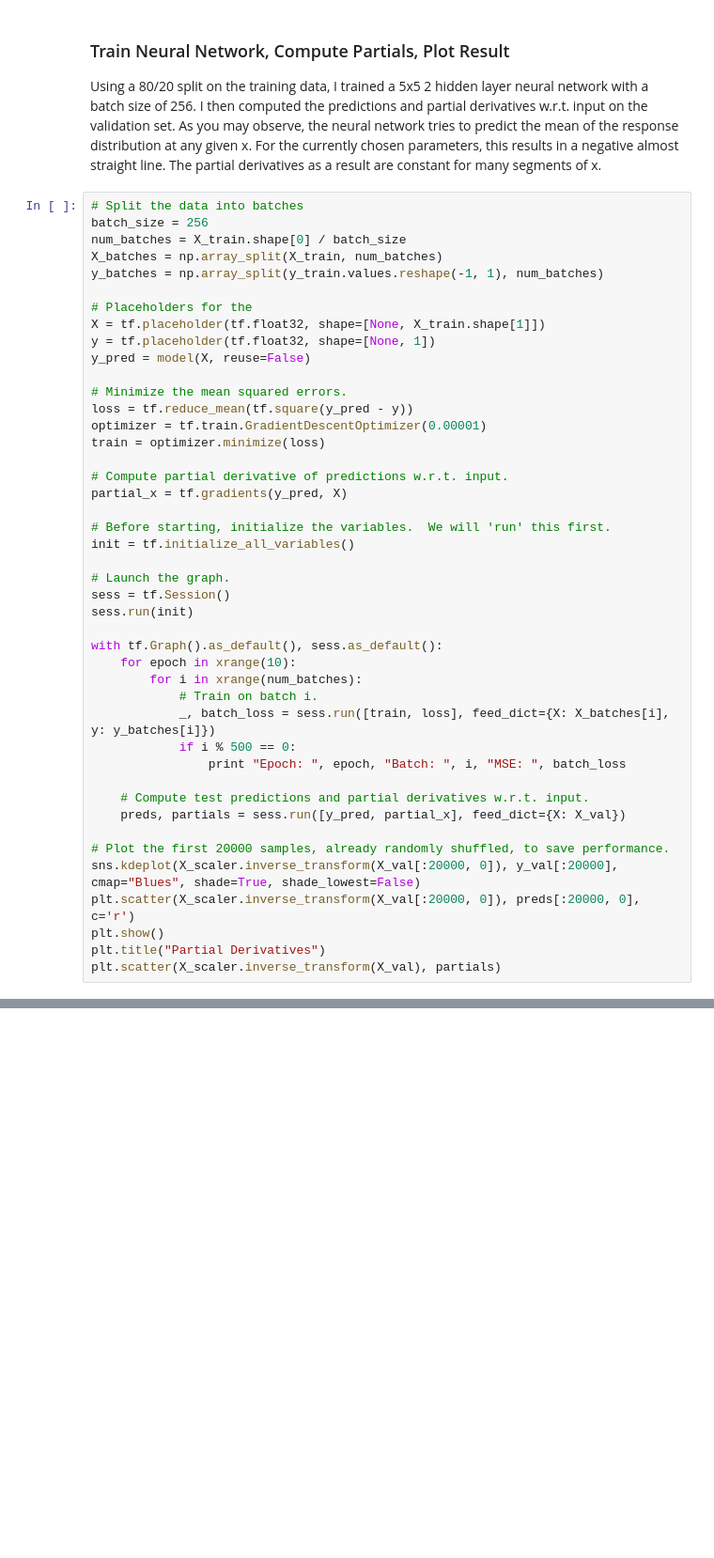
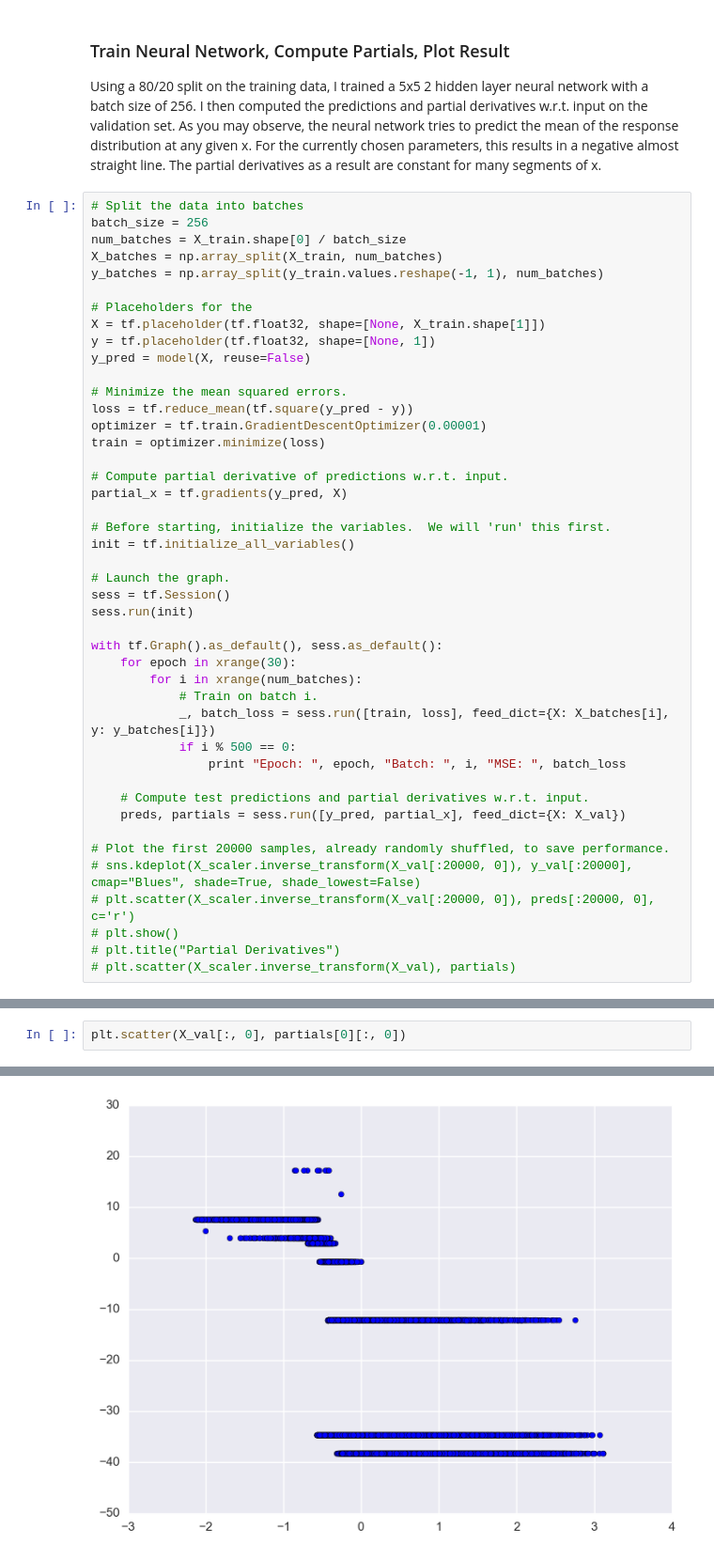
Before and after one commit to bsuper-archive/biomet-partials, a Jupyter notebook: Tensorflow Partial Derivatives.ipynb, the cells around one changed output, grey strips where cells are left out. Shown at 94% size. Drawn from its saved outputs; the diff is of its cells as text; blank space fills up the shorter version.

```diff
--- a/Tensorflow Partial Derivatives.ipynb
+++ b/Tensorflow Partial Derivatives.ipynb
@@ -138,7 +139,7 @@ sess = tf.Session()
 sess.run(init)
 
 with tf.Graph().as_default(), sess.as_default():
-    for epoch in xrange(10):
+    for epoch in xrange(30):
         for i in xrange(num_batches):
             # Train on batch i.
             _, batch_loss = sess.run([train, loss], feed_dict={X: X_batches[i], y: y_batches[i]})
@@ -149,9 +150,9 @@ with tf.Graph().as_default(), sess.as_default():
     preds, partials = sess.run([y_pred, partial_x], feed_dict={X: X_val})
 
 # Plot the first 20000 samples, already randomly shuffled, to save performance.
-sns.kdeplot(X_scaler.inverse_transform(X_val[:20000, 0]), y_val[:20000], cmap="Blues", shade=True, shade_lowest=False)
-plt.scatter(X_scaler.inverse_transform(X_val[:20000, 0]), preds[:20000, 0], c='r')
-plt.show()
-plt.title("Partial Derivatives")
-plt.scatter(X_scaler.inverse_transform(X_val), partials)
+# sns.kdeplot(X_scaler.inverse_transform(X_val[:20000, 0]), y_val[:20000], cmap="Blues", shade=True, shade_lowest=False)
+# plt.scatter(X_scaler.inverse_transform(X_val[:20000, 0]), preds[:20000, 0], c='r')
+# plt.show()
+# plt.title("Partial Derivatives")
+# plt.scatter(X_scaler.inverse_transform(X_val), partials)
 # %% [output]
@@ -180,0 +176,3 @@ Epoch:  9 Batch:  500 MSE:  332.502
+# %%
+plt.scatter(X_val[:, 0], partials[0][:, 0])
+# %% [output]
@@ -180,0 +180 @@ Epoch:  9 Batch:  500 MSE:  332.502
+[figure, added]
```
Also changed, not shown: parts of 7 cells of this notebook, 1 other file.
